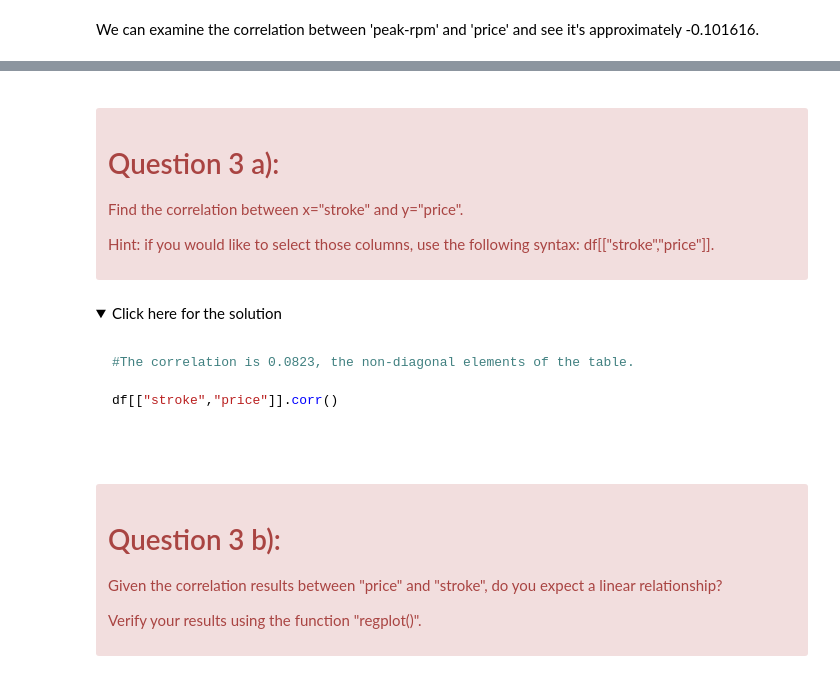
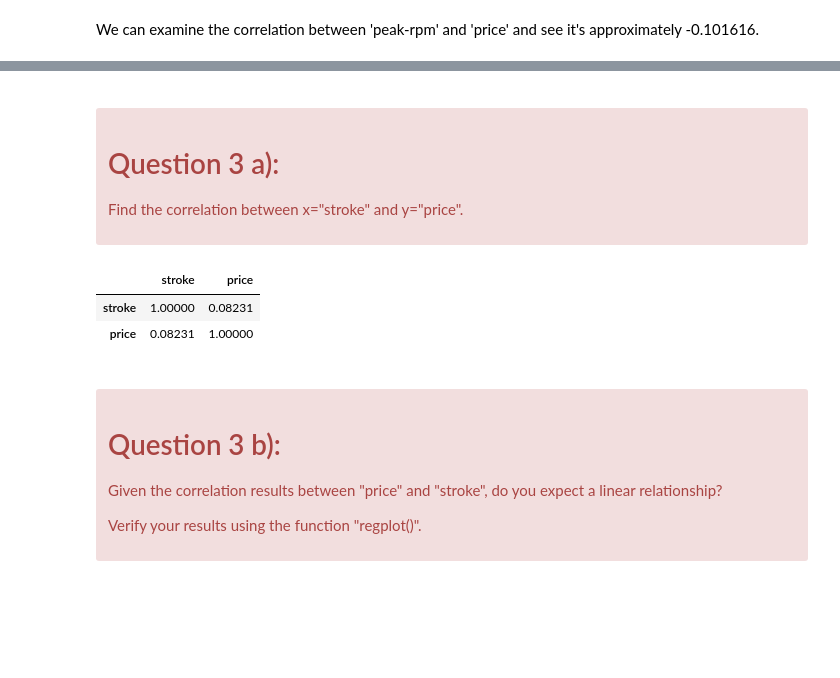
Before and after one commit to andrewrhoden/Panda-DataWrangling, a Jupyter notebook: DA0101EN-3-Review-Exploratory-Data-Analysis.ipynb, the cells around one changed output, grey strips where cells are left out. Cells and saved outputs as stored; diff of their text form; code cells hidden in the pictures; folded sections open; blank space fills up the shorter version.

````diff
--- a/DA0101EN-3-Review-Exploratory-Data-Analysis.ipynb
+++ b/DA0101EN-3-Review-Exploratory-Data-Analysis.ipynb
@@ -230,22 +237,14 @@ df[['peak-rpm','price']].corr()
 <h1> Question  3 a): </h1>
 
 <p>Find the correlation  between x="stroke" and y="price".</p>
-<p>Hint: if you would like to select those columns, use the following syntax: df[["stroke","price"]].  </p>
 </div>
 # %%
 # Write your code below and press Shift+Enter to execute
+df[["stroke","price"]].corr()
+# %% [output]
+|  | stroke | price |
+| stroke | 1.00000 | 0.08231 |
+| price | 0.08231 | 1.00000 |
-# %% [markdown]
-<details><summary>Click here for the solution</summary>
-
-```python
-
-#The correlation is 0.0823, the non-diagonal elements of the table.
-
-df[["stroke","price"]].corr()
-
-```
-
-</details>
 # %% [markdown]
 <div class="alert alert-danger alertdanger" style="margin-top: 20px">
 <h1>Question  3 b):</h1>
````
Also changed, not shown: parts of 38 cells of this notebook, 2 other files.
